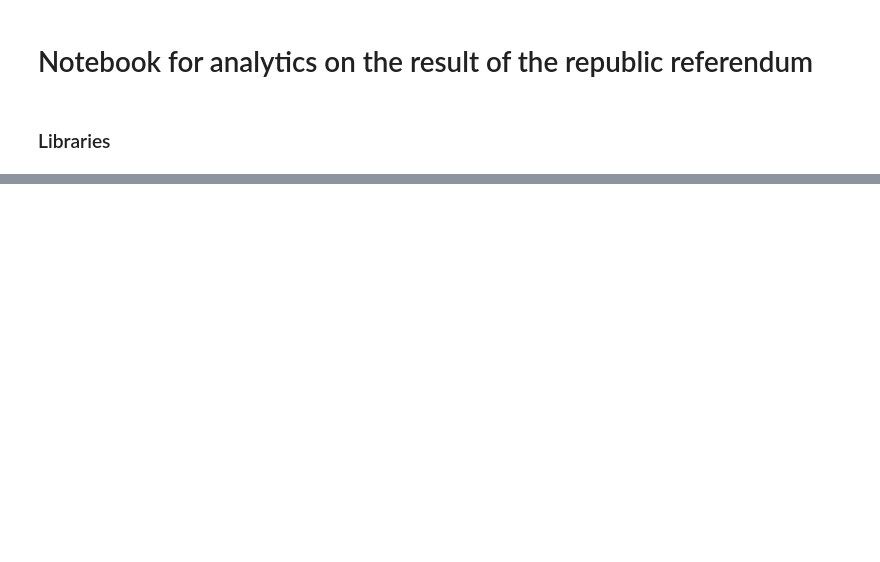
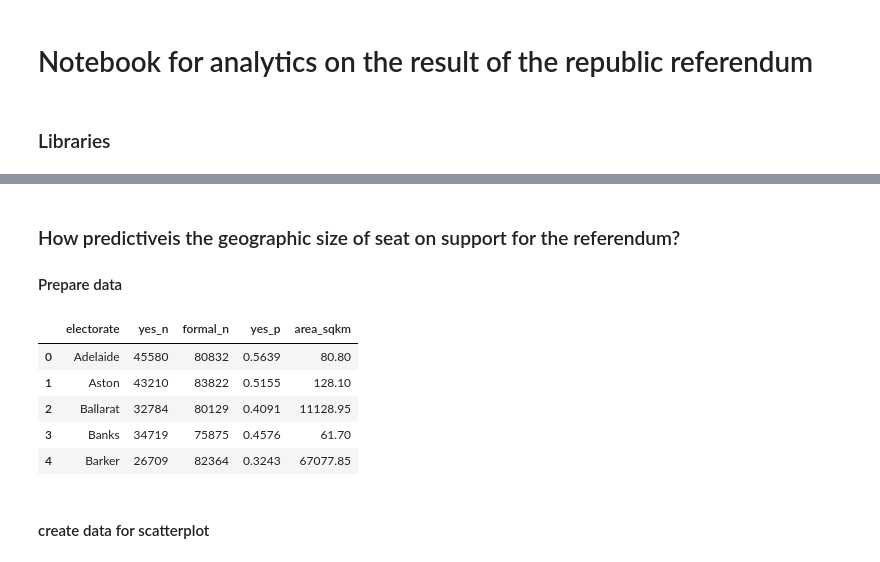
Before and after one commit to jaketclarke/australian_referenda, a Jupyter notebook: republic_referendum_analytics.ipynb, the cells around one changed output, grey strips where cells are left out. Cells and saved outputs as stored; diff of their text form; code cells hidden in the pictures; blank space fills up the shorter version.

```diff
--- a/republic_referendum_analytics.ipynb
+++ b/republic_referendum_analytics.ipynb
@@ -32,0 +86,4 @@ display(df_pp.head(3))
+# %%
+r = df_results[['electorate','yes_n','formal_n']].groupby('electorate').sum()
+r['yes_p'] = round(r['yes_n']/r['formal_n'],4)
+display(r.sort_values(['yes_p'],ascending=True).head(5))
@@ -32,0 +98,34 @@ display(df_pp.head(3))
+# %% [markdown]
+### How predictiveis the geographic size of seat on support for the referendum?
+
+#### Prepare data
+# %%
+# import geographic size of seats
+filepath = '1999_referenda/electorate_boundaries/boundaries_republic_referendum_aus.csv'
+
+df_area = pd.read_csv(
+    filepath,
+    skiprows = 1,
+    names = ['electorate','area_sqkm']
+)
+
+# make df grouped by electorate
+
+df_by_electorate = df_results[['electorate','yes_n','formal_n']].groupby('electorate').sum()
+df_by_electorate['yes_p'] = round(r['yes_n']/r['formal_n'],4)
+
+df_by_electorate = df_by_electorate.reset_index()
+
+# merge in area
+df_by_electorate = pd.merge(df_by_electorate, df_area, on='electorate', how='left')
+
+display(df_by_electorate.head(5))
+# %% [output]
+|  | electorate | yes_n | formal_n | yes_p | area_sqkm |
+| 0 | Adelaide | 45580 | 80832 | 0.5639 | 80.80 |
+| 1 | Aston | 43210 | 83822 | 0.5155 | 128.10 |
+| 2 | Ballarat | 32784 | 80129 | 0.4091 | 11128.95 |
+| 3 | Banks | 34719 | 75875 | 0.4576 | 61.70 |
+| 4 | Barker | 26709 | 82364 | 0.3243 | 67077.85 |
+# %% [markdown]
+#### create data for scatterplot
```
Also changed, not shown: parts of 15 cells of this notebook.
